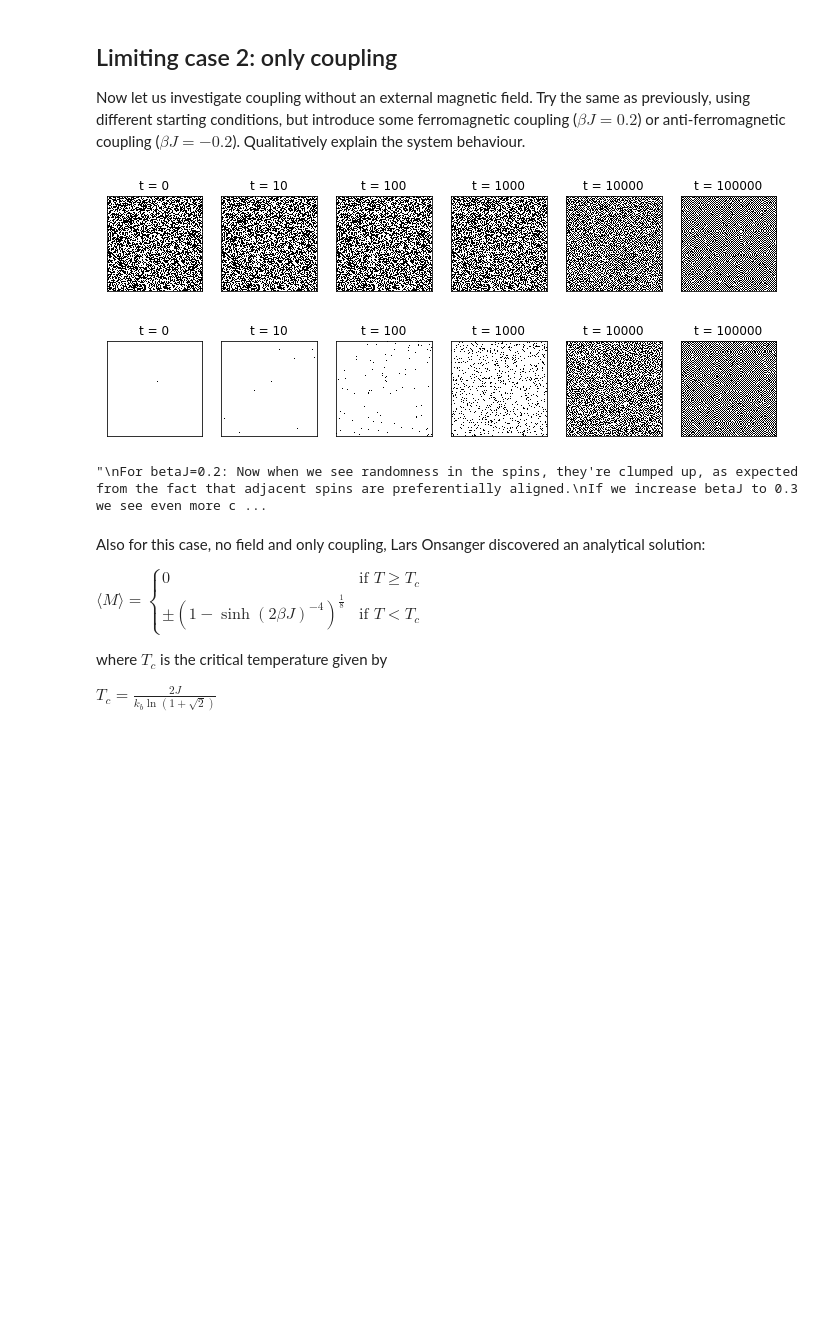
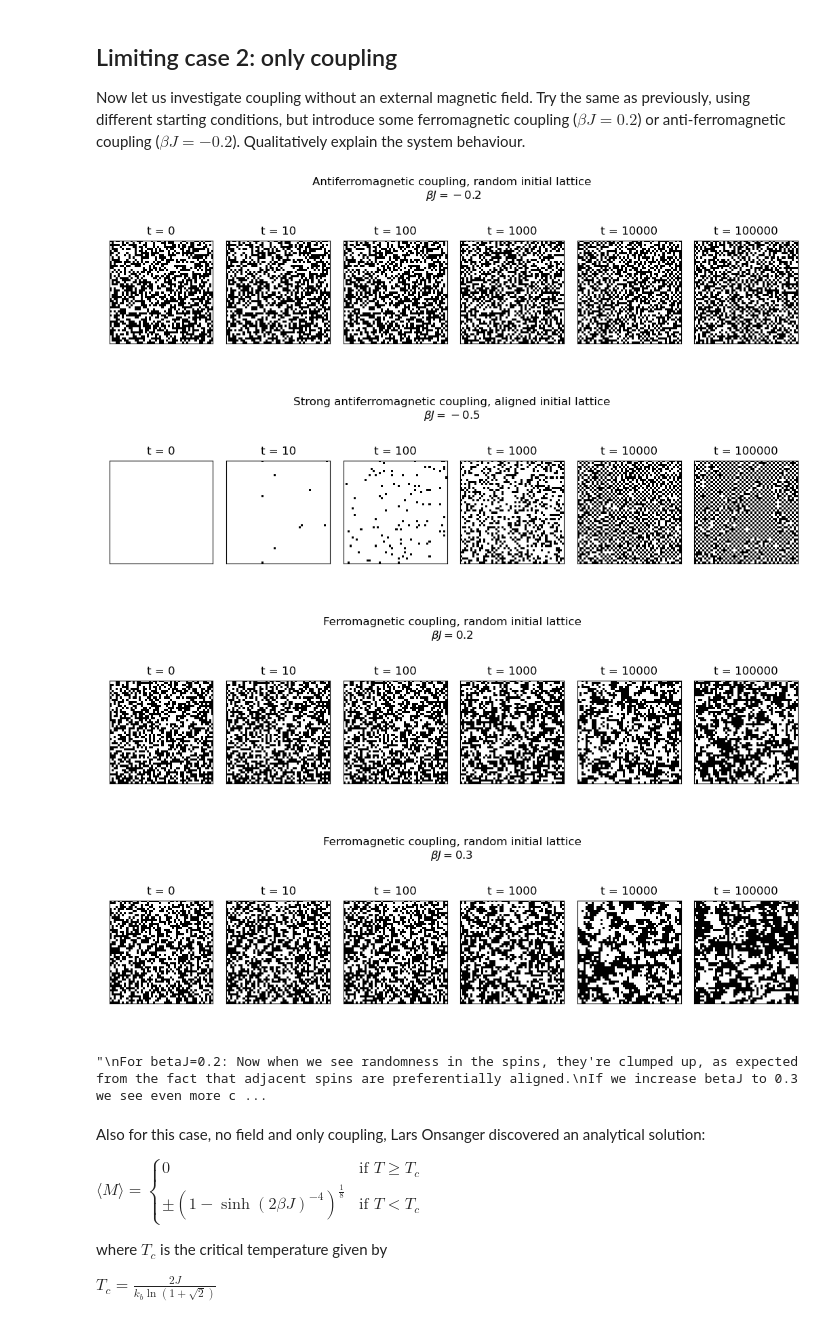
Before and after one commit to BenDavisonPetch/PartIICompPhys-Exercise-3-Mirror, a Jupyter notebook: IsingMonteCarlo.ipynb, the cells around one changed output. Saved outputs shown, nothing was run; the diff lists cells and outputs as text; code cells hidden in the pictures; blank space fills up the shorter version.

```diff
--- a/IsingMonteCarlo.ipynb
+++ b/IsingMonteCarlo.ipynb
@@ -166,17 +168,21 @@ def attempt_spin_flip(lattice,width,betaJ,betaMuH):
     return False
 
 
-def evolve_and_plot(lattice,betaJ,betaMuH,plot_times):
+def evolve_and_plot(lattice,betaJ,betaMuH,plot_times,figsize=(10.5,3),title=None):
     '''Evolves the lattice using the Metropolis-Hastings algorithm and plots the lattice at different times.'''
-    # TO DO
-    fig, ax = plt.subplots(1,len(plot_times),figsize=(12,4))
+    fig, ax = plt.subplots(1,len(plot_times),figsize=figsize)
+    if title:
+        fig.suptitle(title)
     for t in range(plot_times[-1]+1):
-        # attempt a spin flip
-        attempt_spin_flip(lattice,width,betaJ,betaMuH)
 
         # plot the lattice if it's a plot time
         if t in plot_times:
             plot_lattice(lattice,ax[plot_times.index(t)],"t = {}".format(t))
+
+        # attempt a spin flip
+        attempt_spin_flip(lattice,width,betaJ,betaMuH)
+
+    plt.tight_layout()
     plt.show()
 
 def evolve_and_compute_M(lattice,betaJ,betaMuH,avg_times):
@@ -311,27 +318,38 @@ Now let us investigate coupling without an external magnetic field. Try the same
 # %%
 plot_times = [0,10,100,1000,10000,100000]
 
-width = 100
-betaJ = -1
+width = 50
+betaJ = -0.2
 betaMuH = 0
 lattice = init_lattice(width,0)
-evolve_and_plot(lattice,betaJ,betaMuH,plot_times)
+evolve_and_plot(lattice,betaJ,betaMuH,plot_times,title="Antiferromagnetic coupling, random initial lattice\n $\\beta J = -0.2$")
 
 lattice2 = init_lattice(width,-1)
-evolve_and_plot(lattice2,betaJ,betaMuH,plot_times)
+strongAntiFerroBetaJ = -0.5
+evolve_and_plot(lattice2,strongAntiFerroBetaJ,betaMuH,plot_times,title="Strong antiferromagnetic coupling, aligned initial lattice\n$\\beta J = -0.5$")
+
+lattice3 = init_lattice(width,0)
+ferroBetaJ = 0.2
+evolve_and_plot(lattice3,ferroBetaJ,betaMuH,plot_times,title="Ferromagnetic coupling, random initial lattice\n$\\beta J = 0.2$")
+
+lattice4 = init_lattice(width,0)
+strongerFerroBetaJ = 0.3
+evolve_and_plot(lattice4,strongerFerroBetaJ,betaMuH,plot_times,title="Ferromagnetic coupling, random initial lattice\n$\\beta J = 0.3$")
 
 """
 For betaJ=0.2: Now when we see randomness in the spins, they're clumped up, as expected from the fact that adjacent spins are preferentially aligned.
 If we increase betaJ to 0.3 we see even more clumping. Now it takes ~10000 timesteps to reach equilibrium for a width of 20
 
 For betaJ = -0.2 (antiferromagnetic) we expect to see something like a checkerboard pattern as spins want to be antialigned with their neighbours.
 We can see regions of this occuring, but random thermal perturbations stop the phase being ordered for betaJ=-0.2.
 If we make betaJ even smaller, for example -1, we can see much more clearly the ordered checkerboard phase, with some anti-phase boundaries
 through the lattice
 """
 # %% [output]
-[figure, old version]
+[figure, new version]
-[figure, old version]
+[figure, new version]
+[figure, added]
+[figure, added]
 "\nFor betaJ=0.2: Now when we see randomness in the spins, they're clumped up, as expected from the fact that adjacent spins are preferentially aligned.\nIf we increase betaJ to 0.3 we see even more c ...
 # %% [markdown]
 Also for this case, no field and only coupling, Lars Onsanger discovered an analytical solution:
```
Also changed, not shown: parts of 20 cells of this notebook.
